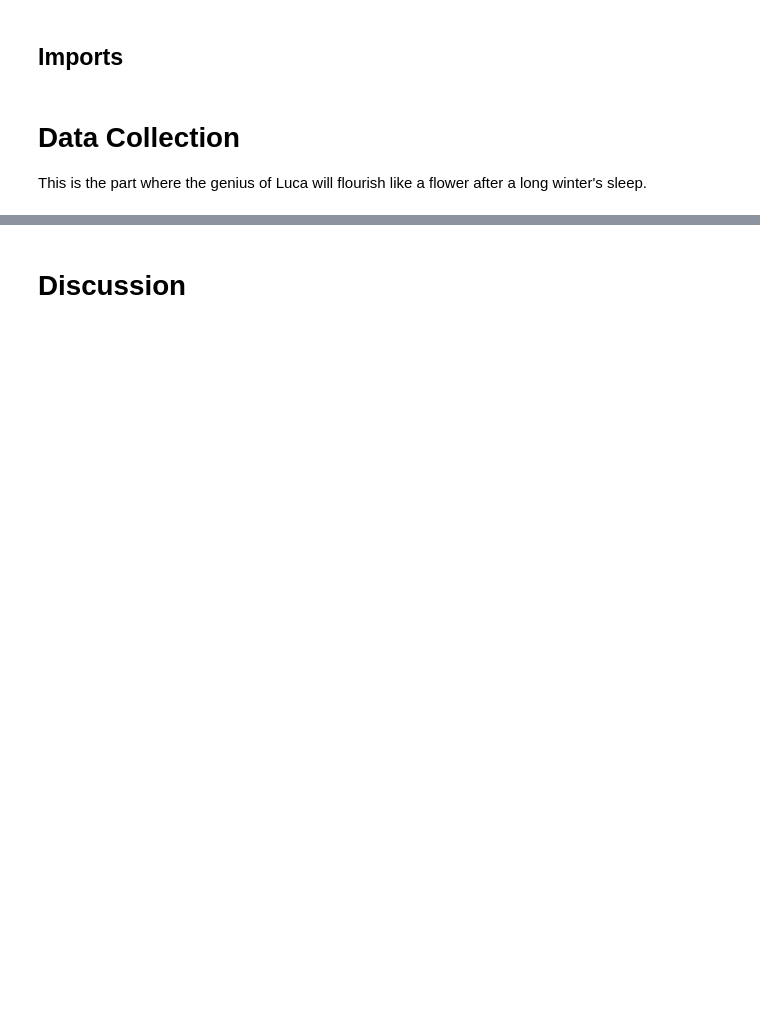
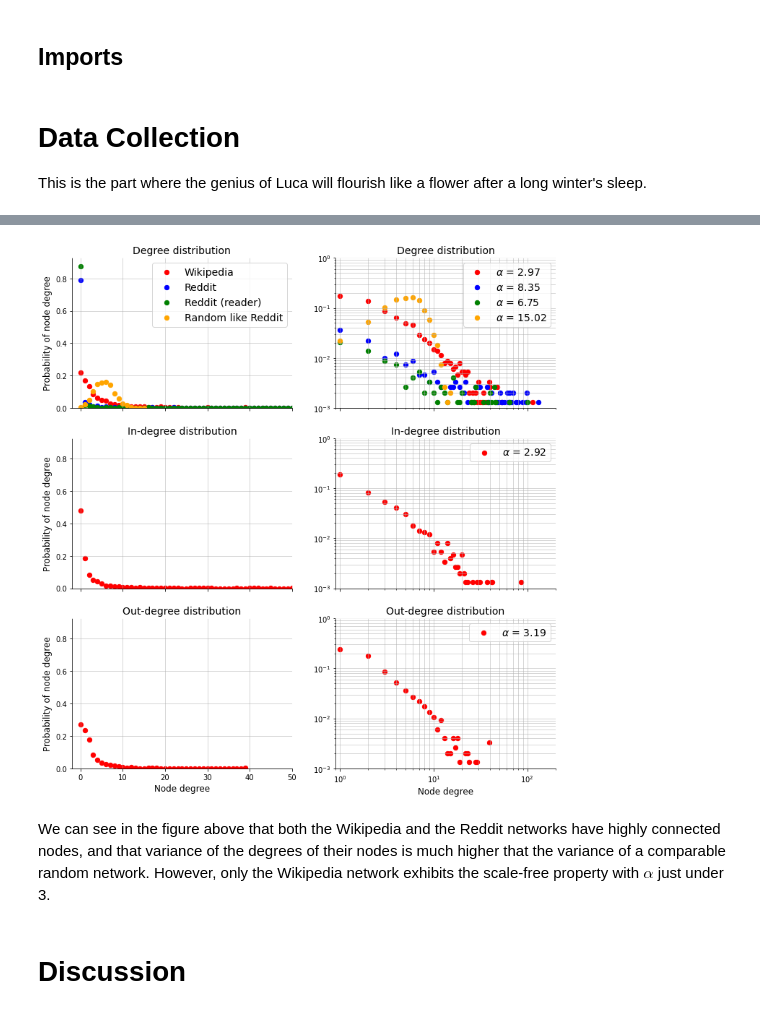
Before and after one commit to wojciechdk/Social_Graphs_and_Interactions_Final_Project, a Jupyter notebook: explainer_notebook/explainer_notebook_wojciech.ipynb, the cells around one changed output, grey strips where cells are left out. Saved outputs shown, nothing was run; the diff lists cells and outputs as text; code cells hidden in the pictures; blank space fills up the shorter version.

Commit message:
Explainer notebook: Degree distribution

```diff
--- a/explainer_notebook/explainer_notebook_wojciech.ipynb
+++ b/explainer_notebook/explainer_notebook_wojciech.ipynb
@@ -100,0 +170,9 @@ As mentioned above, the nodes of the Reddit graph are the same as nodes of the W
+# %%
+g_reddit = lf.create_graph_reddit(
+    max_drugs_in_post=10,
+    min_edge_occurrences_to_link=3,
+    min_content_length_in_characters=25,
+    conditional_functions_dict=None,
+    include_node_contents=False,
+    include_link_contents=False
+)
@@ -100,0 +181,9 @@ As mentioned above, the nodes of the Reddit graph are the same as nodes of the W
+# %%
+g_reddit_reader = lf.create_graph_reddit(
+    max_drugs_in_post=10,
+    min_edge_occurrences_to_link=3,
+    min_content_length_in_characters=25,
+    conditional_functions_dict={'polarity': lambda x: x > 0.15},
+    include_node_contents=False,
+    include_link_contents=False
+)
@@ -101,2 +197,23 @@ As mentioned above, the nodes of the Reddit graph are the same as nodes of the W
+# %%
+# Create a random network with the same degree probability as the g_reddit network
+random_like_g_reddit = w.graph.erdos_renyi_like(g_reddit)
+
+# Define the properties of the graphs to compare
+graphs_to_show = [g_wiki, g_reddit, g_reddit_reader, random_like_g_reddit]
+graph_names = ["Wikipedia", "Reddit", "Reddit (reader)", "Random like Reddit"]
+graph_colors = ["red", "blue", "green", "orange"]
+
+# Plot the comparison of the degree distribution
+all_axes = w.graph.plot_degree_distribution_summary(
+    graphs_to_show,
+    graph_names=graph_names,
+    graph_colors=graph_colors,
+    x_lim_lin=(-2, 50),
+    x_lim_log=(0.9, 200)
+)
+# %% [output]
+[figure, added]
+# %% [markdown]
+We can see in the figure above that both the Wikipedia and the Reddit networks have highly connected nodes, and that variance of the degrees of their nodes is much higher that the variance of a comparable random network. However, only the Wikipedia network exhibits the scale-free property with $\alpha$ just under 3.
 # %% [markdown]
 # Discussion
```
Also changed, not shown: parts of 7 cells of this notebook, 2 other files.
